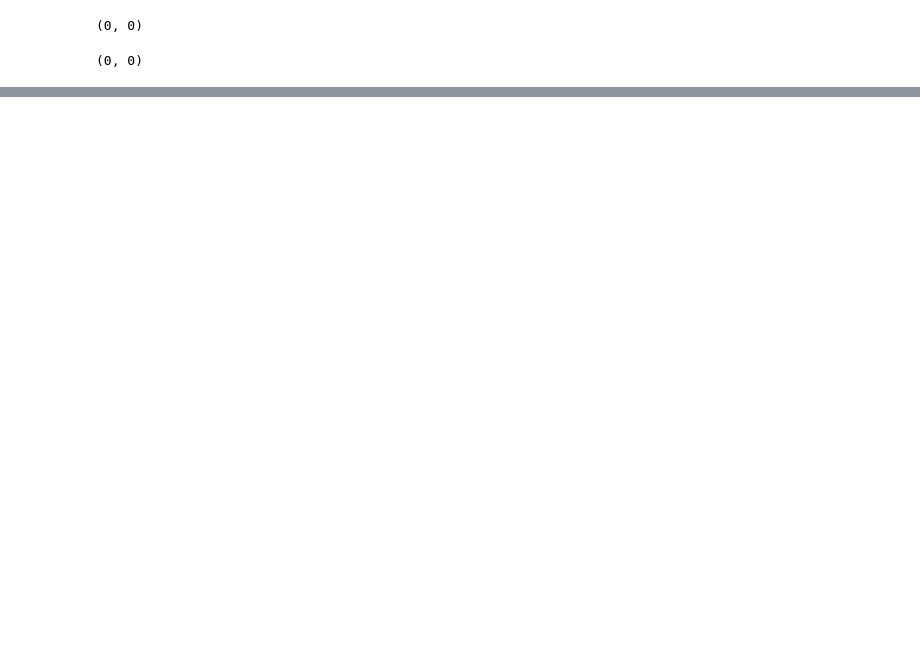
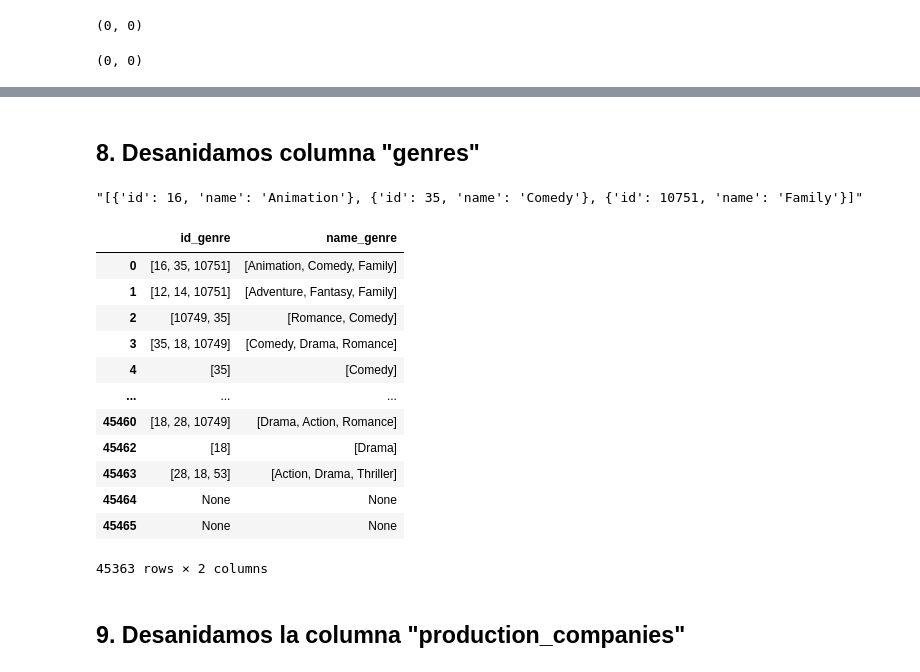
Before and after one commit to jhoser01/movie_recommendation_system, a Jupyter notebook: ETL/ETL.ipynb, the cells around one changed output, grey strips where cells are left out. Drawn from its saved outputs; the diff is of its cells as text; code cells hidden in the pictures; blank space fills up the shorter version.

```diff
--- a/ETL/ETL.ipynb
+++ b/ETL/ETL.ipynb
@@ -181,0 +242,52 @@ memory usage: 7.6+ MB
+# %% [markdown]
+<h2>8. Desanidamos columna "genres"</h2>
+# %%
+#creamos la función que desanide las lista y sus diccionarios usando la función anterior
+def obtener_valor_2(lista, clave):
+
+    if np.all(pd.isnull(lista)):
+        return None
+    if not isinstance(lista, list):
+        try:
+            #lista = json.loads(lista.replace("'", "\"").replace("None", "null"))
+            lista = ast.literal_eval(lista)
+        except (json.JSONDecodeError, AttributeError):
+            return None
+    if isinstance(lista, list):
+        valores = []
+        for i in lista:
+            valor= obtener_valor(i, clave)
+            if valor is not None:
+                valores.append(valor)
+
+        if len(valores) == 0:  # Verificar si la lista está vacía
+            return None
+        else:
+            return valores
+    else:
+        return None
+# %%
+movieDF.iloc[0, 2]
+# %% [output]
+"[{'id': 16, 'name': 'Animation'}, {'id': 35, 'name': 'Comedy'}, {'id': 10751, 'name': 'Family'}]"
+# %%
+#La aplicamos para obtener la columna id_genre y la columna name_genre
+movieDF["id_genre"] = movieDF["genres"].apply(lambda x: obtener_valor_2(x, "id"))
+movieDF["name_genre"] = movieDF["genres"].apply(lambda x: obtener_valor_2(x, "name"))
+# %%
+#Comprobamos cómo están quedando las columnas
+movieDF[["id_genre", "name_genre"]]
+# %% [output]
+|  | id_genre | name_genre |
+| 0 | [16, 35, 10751] | [Animation, Comedy, Family] |
+| 1 | [12, 14, 10751] | [Adventure, Fantasy, Family] |
+| 2 | [10749, 35] | [Romance, Comedy] |
+| 3 | [35, 18, 10749] | [Comedy, Drama, Romance] |
+| 4 | [35] | [Comedy] |
+| ... | ... | ... |
+| 45460 | [18, 28, 10749] | [Drama, Action, Romance] |
+| 45462 | [18] | [Drama] |
+| 45463 | [28, 18, 53] | [Action, Drama, Thriller] |
+| 45464 | None | None |
+| 45465 | None | None |
+45363 rows × 2 columns
@@ -181,0 +297,2 @@ memory usage: 7.6+ MB
+# %% [markdown]
+<h2>9. Desanidamos la columna "production_companies"</h2>
```
Also changed, not shown: parts of 47 cells of this notebook, 2 other files.
